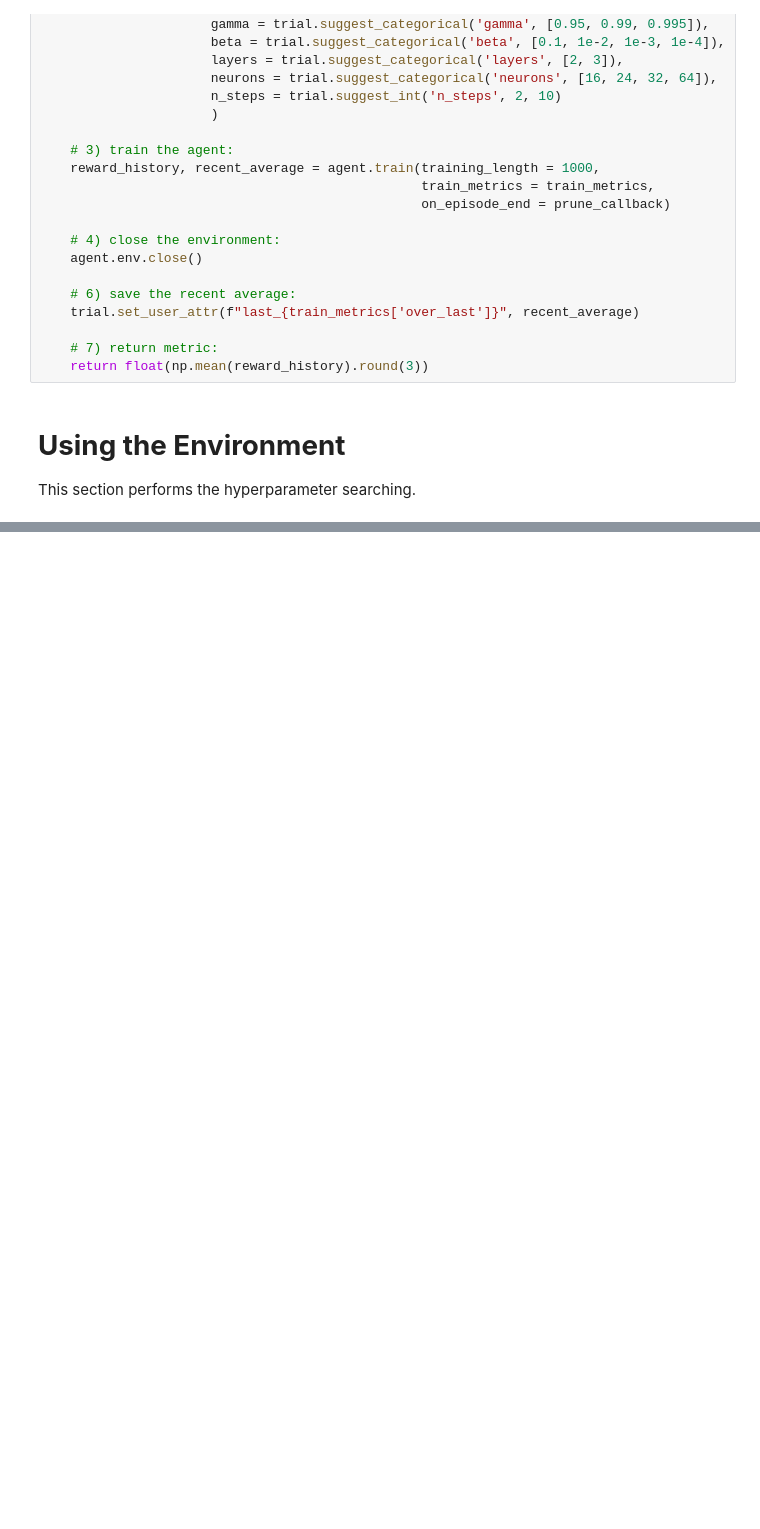
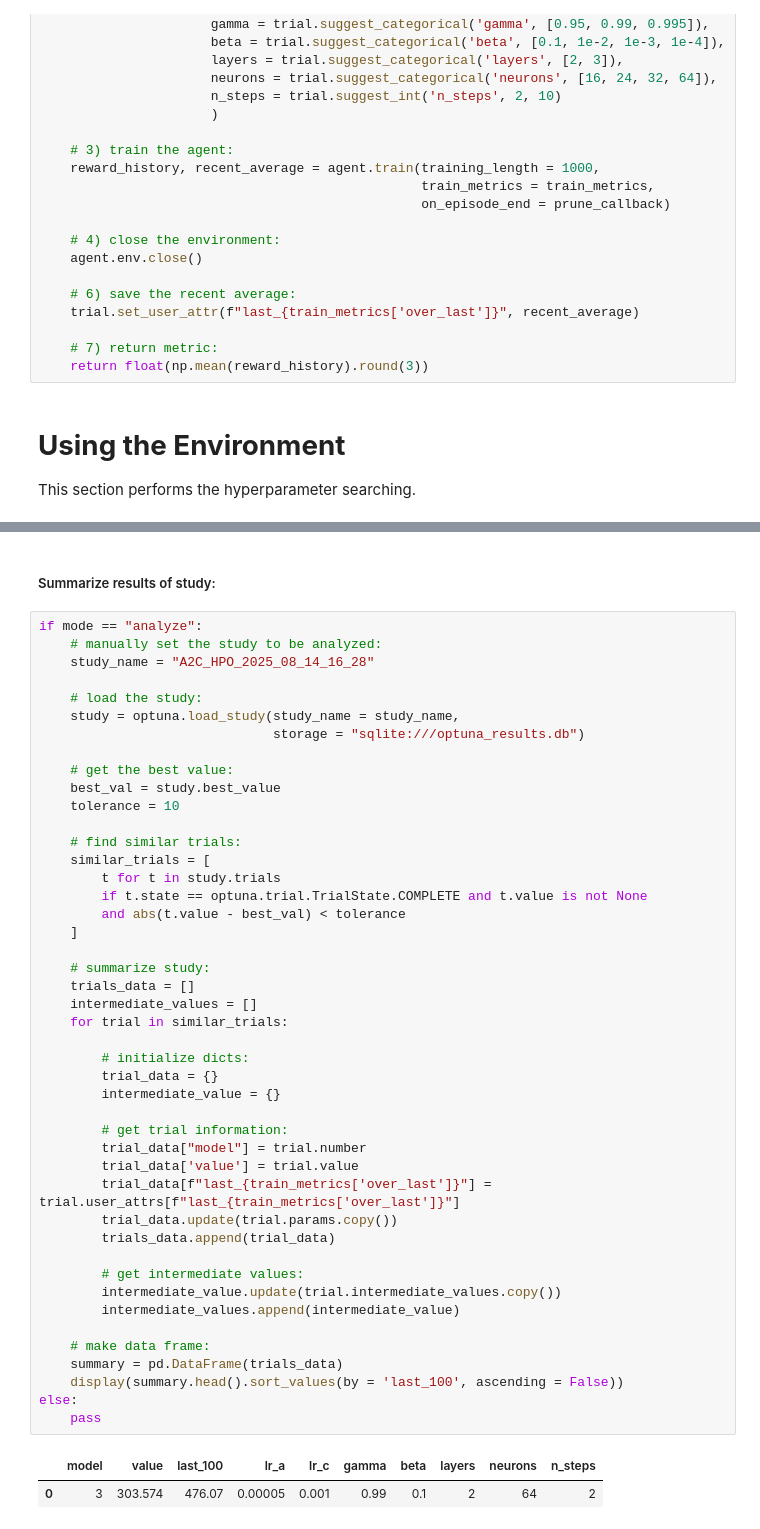
Before and after one commit to MattTidd/rl_experimentation, a Jupyter notebook: gymnasium_environments/cartpole/ac/ac_sweep.ipynb, the cells around one changed output, grey strips where cells are left out. Drawn from its saved outputs; the diff is of its cells as text; blank space fills up the shorter version.

```diff
--- a/gymnasium_environments/cartpole/ac/ac_sweep.ipynb
+++ b/gymnasium_environments/cartpole/ac/ac_sweep.ipynb
@@ -398,0 +407,50 @@ environment solved in 928 episodes! average reward was: 476.07
+# %% [markdown]
+##### Summarize results of study:
+# %%
+if mode == "analyze":
+    # manually set the study to be analyzed:
+    study_name = "A2C_HPO_2025_08_14_16_28"
+
+    # load the study:
+    study = optuna.load_study(study_name = study_name,
+                              storage = "sqlite:///optuna_results.db")
+
+    # get the best value:
+    best_val = study.best_value
+    tolerance = 10
+
+    # find similar trials:
+    similar_trials = [
+        t for t in study.trials
+        if t.state == optuna.trial.TrialState.COMPLETE and t.value is not None
+        and abs(t.value - best_val) < tolerance
+    ]
+
+    # summarize study:
+    trials_data = []
+    intermediate_values = []
+    for trial in similar_trials:
+
+        # initialize dicts:
+        trial_data = {}
+        intermediate_value = {}
+
+        # get trial information:
+        trial_data["model"] = trial.number
+        trial_data['value'] = trial.value
+        trial_data[f"last_{train_metrics['over_last']}"] = trial.user_attrs[f"last_{train_metrics['over_last']}"]
+        trial_data.update(trial.params.copy())
+        trials_data.append(trial_data)
+
+        # get intermediate values:
+        intermediate_value.update(trial.intermediate_values.copy())
+        intermediate_values.append(intermediate_value)
+
+    # make data frame:
+    summary = pd.DataFrame(trials_data)
+    display(summary.head().sort_values(by = 'last_100', ascending = False))
+else:
+    pass
+# %% [output]
+|  | model | value | last_100 | lr_a | lr_c | gamma | beta | layers | neurons | n_steps |
+| 0 | 3 | 303.574 | 476.07 | 0.00005 | 0.001 | 0.99 | 0.1 | 2 | 64 | 2 |
```
Also changed, not shown: parts of 9 cells of this notebook.
